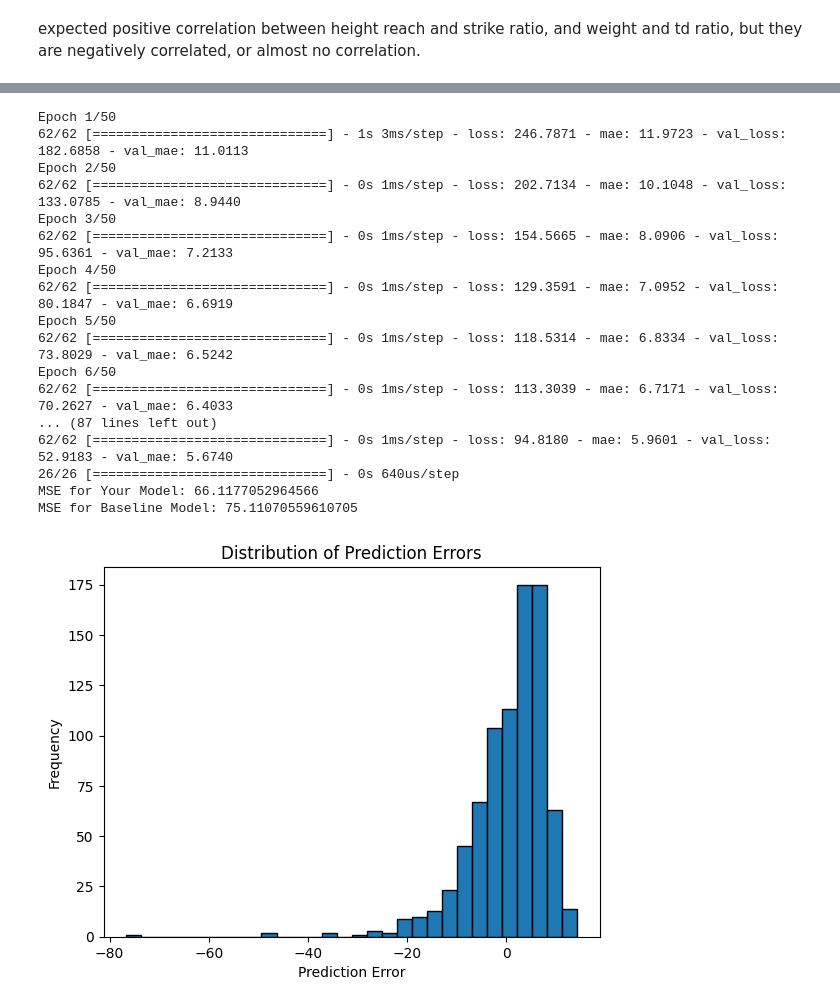
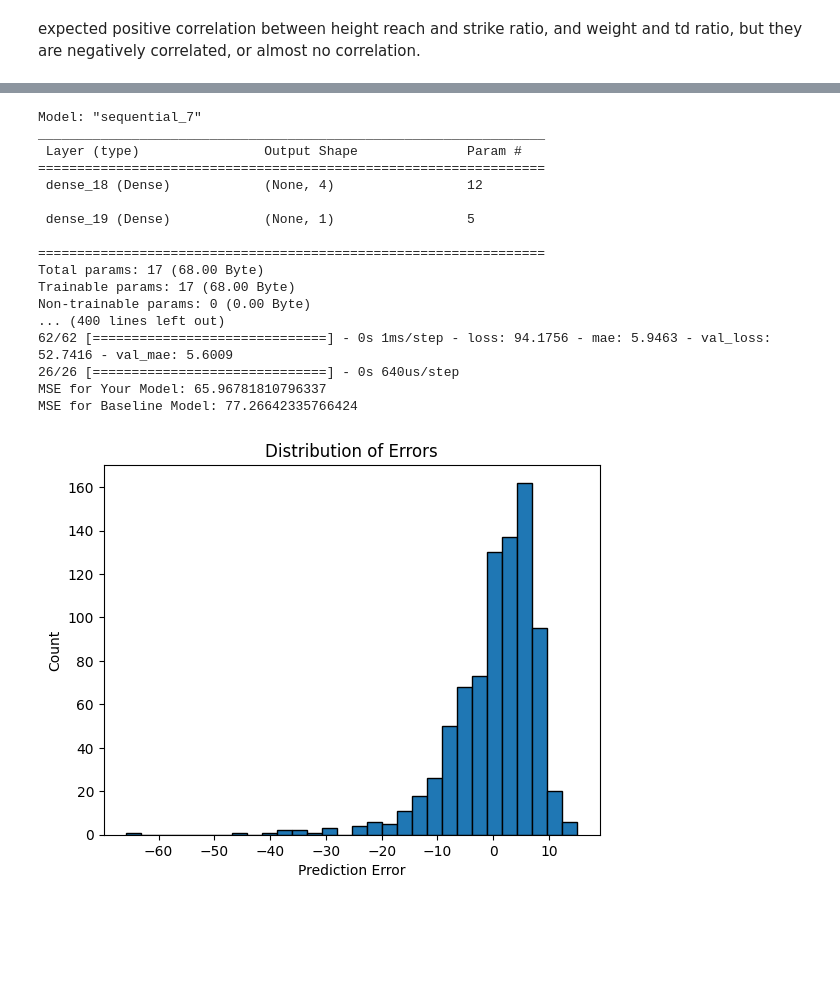
Before and after one commit to ImtiazAli1/INM701, a Jupyter notebook: cw.ipynb, the cells around one changed output, grey strips where cells are left out. Drawn from its saved outputs; the diff is of its cells as text; code cells hidden in the pictures; blank space fills up the shorter version.

```diff
--- a/cw.ipynb
+++ b/cw.ipynb
@@ -421,61 +321,67 @@ X_val, X_test, y_val, y_test = train_test_split(X_temp, y_temp, test_size=0.5, r
 # Impute missing values if necessary (assuming SimpleImputer for simplicity)
 imputer = SimpleImputer(strategy='mean')
 X_train = imputer.fit_transform(X_train)
-X_val = imputer.transform(X_val)
+X_test = imputer.transform(X_test)
 
 # Standardize features
 scaler = StandardScaler()
 X_train = scaler.fit_transform(X_train)
-X_val = scaler.transform(X_val)
+X_test = scaler.transform(X_test)
+
+model = Sequential()
+model.add(Dense(4, input_shape=X[1].shape, activation='sigmoid'))
+model.add(Dense(1)) # Output
+model.summary()
+
 
 # Neural network model
 model = Sequential([
     Dense(32, activation='relu', input_shape=(len(selected_features),)),
     Dense(16, activation='relu'),
     Dense(1)  # Output layer for predicting wins
 ])
 
 model.compile(optimizer='adam', loss='mean_squared_error', metrics=['mae'])
 
 # Train the model
-model.fit(X_train, y_train, epochs=50, validation_split=0.2)
+model.fit(X_train, y_train, epochs=200, validation_split=0.2)
 
 # Evaluate the model on the test set
-y_pred = model.predict(X_val)
-mse_model = mean_squared_error(y_val, y_pred)
+y_pred = model.predict(X_test)
+mse_model = mean_squared_error(y_test, y_pred)
 
 # Baseline model predicting the mean
 mean_wins = y_train.mean()
-y_baseline = np.full_like(y_val, mean_wins)
-mse_baseline = mean_squared_error(y_val, y_baseline)
+y_baseline = np.full_like(y_test, mean_wins)
+mse_baseline = mean_squared_error(y_test, y_baseline)
 
 # Compare the MSE values
 print(f'MSE for Your Model: {mse_model}')
 print(f'MSE for Baseline Model: {mse_baseline}')
 
 # Error analysis
-errors = y_pred.flatten() - y_val
+errors = y_pred.flatten() - y_test
 plt.hist(errors, bins=30, edgecolor='black')
-plt.title('Distribution of Prediction Errors')
+plt.title('Distribution of Errors')
 plt.xlabel('Prediction Error')
-plt.ylabel('Frequency')
+plt.ylabel('Count')
 plt.show()
 # %% [output]
-Epoch 1/50
-62/62 [==============================] - 1s 3ms/step - loss: 246.7871 - mae: 11.9723 - val_loss: 182.6858 - val_mae: 11.0113
-Epoch 2/50
-62/62 [==============================] - 0s 1ms/step - loss: 202.7134 - mae: 10.1048 - val_loss: 133.0785 - val_mae: 8.9440
-Epoch 3/50
-62/62 [==============================] - 0s 1ms/step - loss: 154.5665 - mae: 8.0906 - val_loss: 95.6361 - val_mae: 7.2133
-Epoch 4/50
-62/62 [==============================] - 0s 1ms/step - loss: 129.3591 - mae: 7.0952 - val_loss: 80.1847 - val_mae: 6.6919
-Epoch 5/50
-62/62 [==============================] - 0s 1ms/step - loss: 118.5314 - mae: 6.8334 - val_loss: 73.8029 - val_mae: 6.5242
-Epoch 6/50
-62/62 [==============================] - 0s 1ms/step - loss: 113.3039 - mae: 6.7171 - val_loss: 70.2627 - val_mae: 6.4033
-... (87 lines left out)
-62/62 [==============================] - 0s 1ms/step - loss: 94.8180 - mae: 5.9601 - val_loss: 52.9183 - val_mae: 5.6740
+Model: "sequential_7"
+_________________________________________________________________
+ Layer (type)                Output Shape              Param #
+=================================================================
+ dense_18 (Dense)            (None, 4)                 12
+
+ dense_19 (Dense)            (None, 1)                 5
+
+=================================================================
+Total params: 17 (68.00 Byte)
+Trainable params: 17 (68.00 Byte)
+Non-trainable params: 0 (0.00 Byte)
+... (400 lines left out)
+62/62 [==============================] - 0s 1ms/step - loss: 94.1756 - mae: 5.9463 - val_loss: 52.7416 - val_mae: 5.6009
 26/26 [==============================] - 0s 640us/step
-MSE for Your Model: 66.1177052964566
-MSE for Baseline Model: 75.11070559610705
+MSE for Your Model: 65.96781810796337
+MSE for Baseline Model: 77.26642335766424
-[figure, old version]
+[figure, new version]
```
Also changed, not shown: parts of 3 cells of this notebook.
